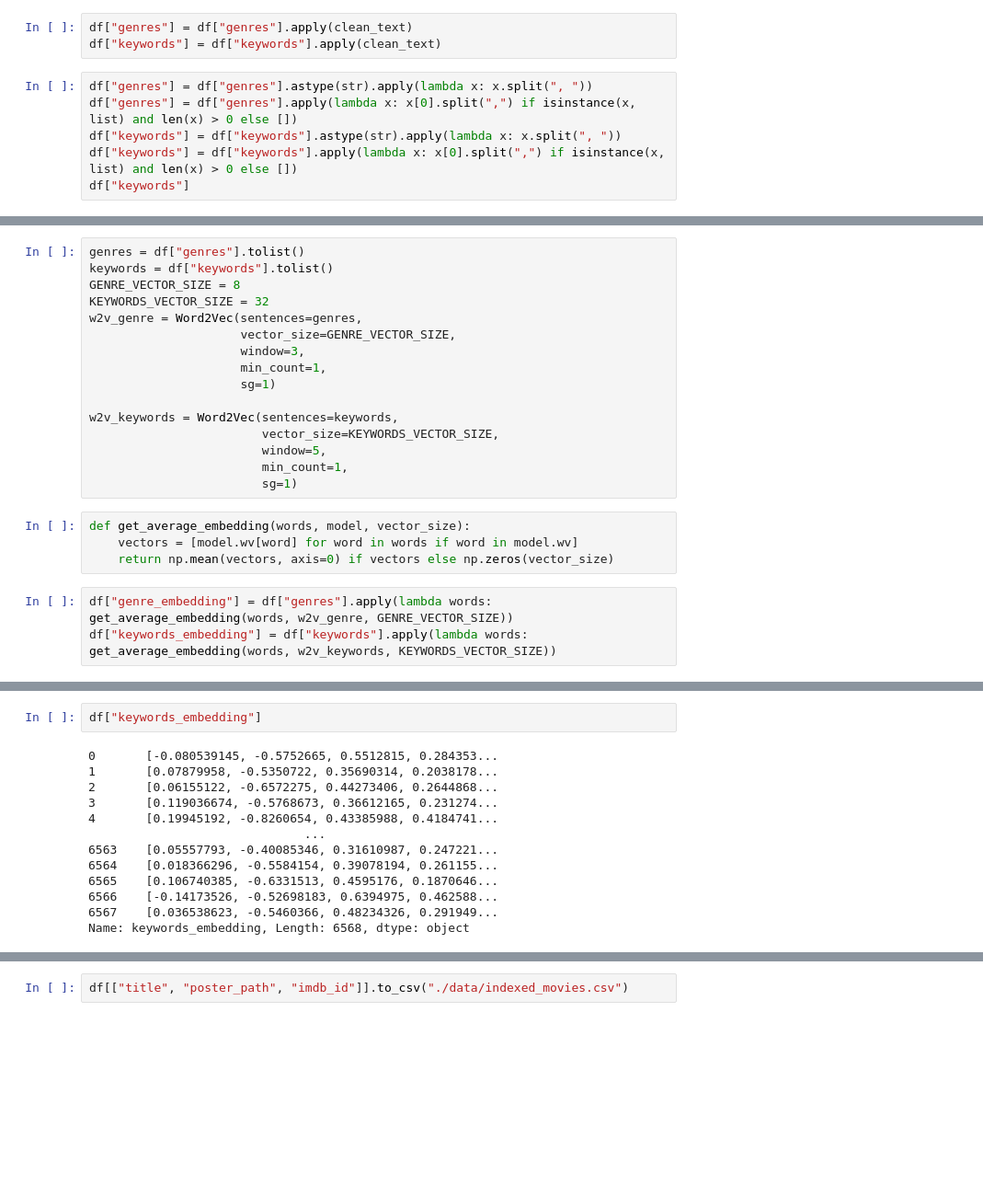
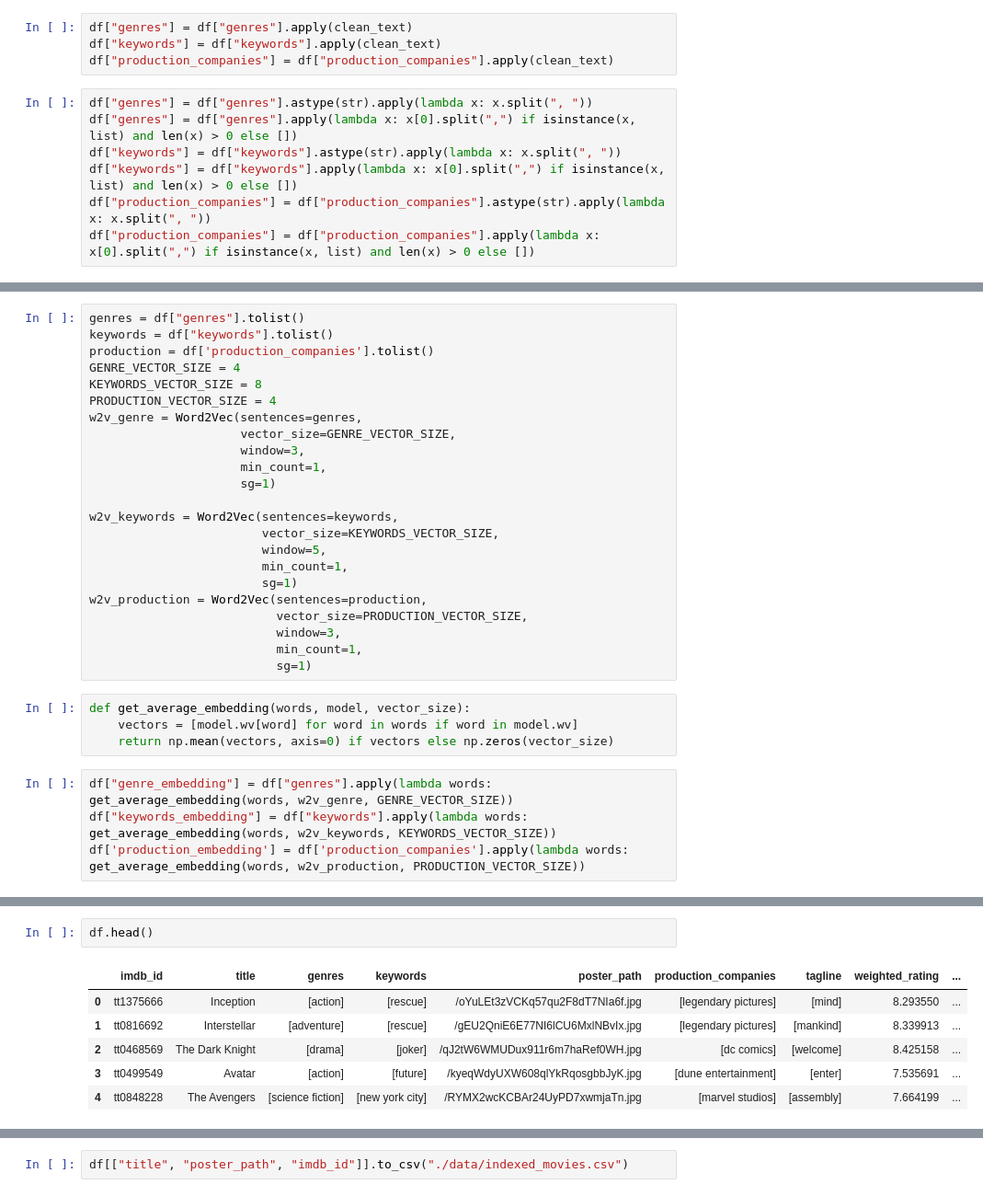
Before and after one commit to b-walls/film-finder, a Jupyter notebook: backend/training.ipynb, the cells around one changed output, grey strips where cells are left out. Shown: that part at 92% size. Drawn from its saved outputs; the diff is of its cells as text; blank space fills up the shorter version.

```diff
--- a/backend/training.ipynb
+++ b/backend/training.ipynb
@@ -179,9 +191,11 @@ def clean_text(text):
 # %%
 df["genres"] = df["genres"].apply(clean_text)
 df["keywords"] = df["keywords"].apply(clean_text)
+df["production_companies"] = df["production_companies"].apply(clean_text)
 # %%
 df["genres"] = df["genres"].astype(str).apply(lambda x: x.split(", "))
 df["genres"] = df["genres"].apply(lambda x: x[0].split(",") if isinstance(x, list) and len(x) > 0 else [])
 df["keywords"] = df["keywords"].astype(str).apply(lambda x: x.split(", "))
 df["keywords"] = df["keywords"].apply(lambda x: x[0].split(",") if isinstance(x, list) and len(x) > 0 else [])
-df["keywords"]
+df["production_companies"] = df["production_companies"].astype(str).apply(lambda x: x.split(", "))
+df["production_companies"] = df["production_companies"].apply(lambda x: x[0].split(",") if isinstance(x, list) and len(x) > 0 else [])
@@ -228,8 +202,10 @@ df.iloc[0]["genres"]
 # %%
 genres = df["genres"].tolist()
 keywords = df["keywords"].tolist()
-GENRE_VECTOR_SIZE = 8
-KEYWORDS_VECTOR_SIZE = 32
+production = df['production_companies'].tolist()
+GENRE_VECTOR_SIZE = 4
+KEYWORDS_VECTOR_SIZE = 8
+PRODUCTION_VECTOR_SIZE = 4
 w2v_genre = Word2Vec(sentences=genres,
                      vector_size=GENRE_VECTOR_SIZE,
                      window=3,
@@ -241,6 +217,11 @@ w2v_keywords = Word2Vec(sentences=keywords,
                         window=5,
                         min_count=1,
                         sg=1)
+w2v_production = Word2Vec(sentences=production,
+                          vector_size=PRODUCTION_VECTOR_SIZE,
+                          window=3,
+                          min_count=1,
+                          sg=1)
 # %%
 def get_average_embedding(words, model, vector_size):
     vectors = [model.wv[word] for word in words if word in model.wv]
@@ -248,4 +229,5 @@ def get_average_embedding(words, model, vector_size):
 # %%
 df["genre_embedding"] = df["genres"].apply(lambda words: get_average_embedding(words, w2v_genre, GENRE_VECTOR_SIZE))
 df["keywords_embedding"] = df["keywords"].apply(lambda words: get_average_embedding(words, w2v_keywords, KEYWORDS_VECTOR_SIZE))
+df['production_embedding'] = df['production_companies'].apply(lambda words: get_average_embedding(words, w2v_production, PRODUCTION_VECTOR_SIZE))
 # %%
@@ -266,15 +248,9 @@ Name: genre_embedding, Length: 6568, dtype: object
 # %%
-df["keywords_embedding"]
+df.head()
 # %% [output]
-0       [-0.080539145, -0.5752665, 0.5512815, 0.284353...
-1       [0.07879958, -0.5350722, 0.35690314, 0.2038178...
-2       [0.06155122, -0.6572275, 0.44273406, 0.2644868...
-3       [0.119036674, -0.5768673, 0.36612165, 0.231274...
-4       [0.19945192, -0.8260654, 0.43385988, 0.4184741...
-                              ...
-6563    [0.05557793, -0.40085346, 0.31610987, 0.247221...
-6564    [0.018366296, -0.5584154, 0.39078194, 0.261155...
-6565    [0.106740385, -0.6331513, 0.4595176, 0.1870646...
-6566    [-0.14173526, -0.52698183, 0.6394975, 0.462588...
-6567    [0.036538623, -0.5460366, 0.48234326, 0.291949...
-Name: keywords_embedding, Length: 6568, dtype: object
+|  | imdb_id | title | genres | keywords | poster_path | production_companies | tagline | weighted_rating | ... |
+| 0 | tt1375666 | Inception | [action] | [rescue] | /oYuLEt3zVCKq57qu2F8dT7NIa6f.jpg | [legendary pictures] | [mind] | 8.293550 | ... |
+| 1 | tt0816692 | Interstellar | [adventure] | [rescue] | /gEU2QniE6E77NI6lCU6MxlNBvIx.jpg | [legendary pictures] | [mankind] | 8.339913 | ... |
+| 2 | tt0468569 | The Dark Knight | [drama] | [joker] | /qJ2tW6WMUDux911r6m7haRef0WH.jpg | [dc comics] | [welcome] | 8.425158 | ... |
+| 3 | tt0499549 | Avatar | [action] | [future] | /kyeqWdyUXW608qlYkRqosgbbJyK.jpg | [dune entertainment] | [enter] | 7.535691 | ... |
+| 4 | tt0848228 | The Avengers | [science fiction] | [new york city] | /RYMX2wcKCBAr24UyPD7xwmjaTn.jpg | [marvel studios] | [assembly] | 7.664199 | ... |
```
Also changed, not shown: parts of 22 cells of this notebook, 12 other files.
